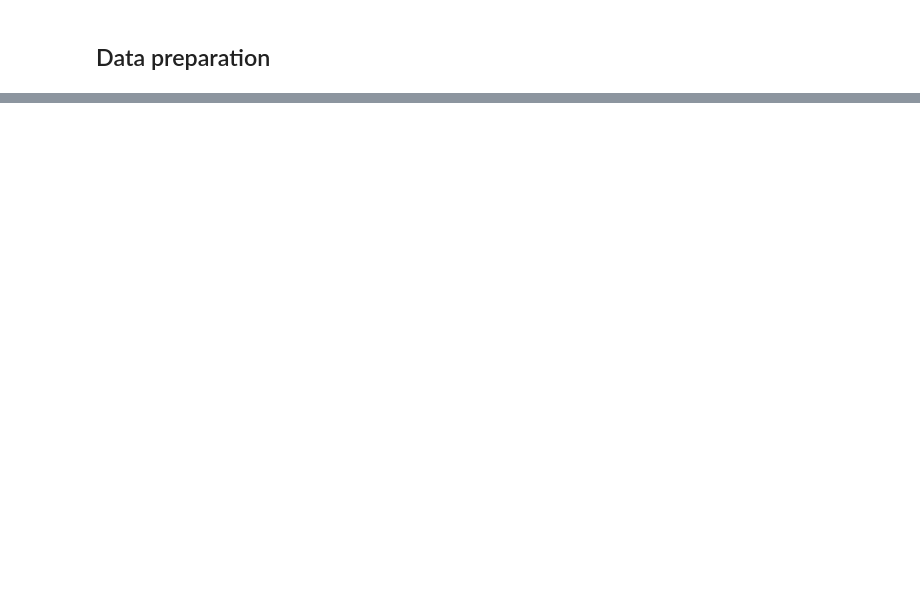
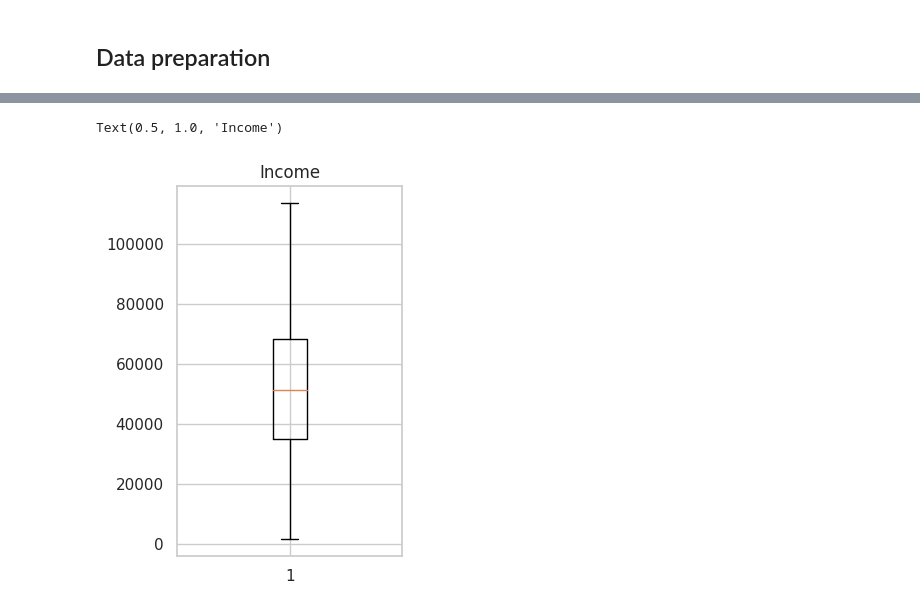
Before and after one commit to petrugeral/Marketing_Analytics, a Jupyter notebook: ifood_marketing_analytics/workspace.ipynb, the cells around one changed output, grey strips where cells are left out. Saved outputs shown, nothing was run; the diff lists cells and outputs as text; code cells hidden in the pictures; blank space fills up the shorter version.

```diff
--- a/ifood_marketing_analytics/workspace.ipynb
+++ b/ifood_marketing_analytics/workspace.ipynb
@@ -716,0 +724,8 @@ y = df['Response']
+# %%
+
+plt.subplot(1,2,1)
+plt.boxplot(x[x.columns[0]])
+plt.title(x.columns[0])
+# %% [output]
+Text(0.5, 1.0, 'Income')
+[figure, added]
```
Also changed, not shown: parts of 7 cells of this notebook.
